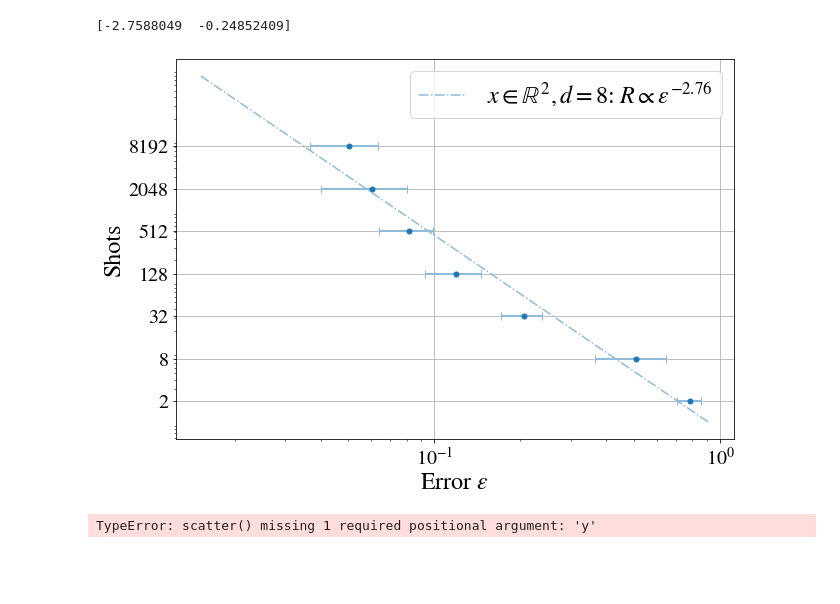
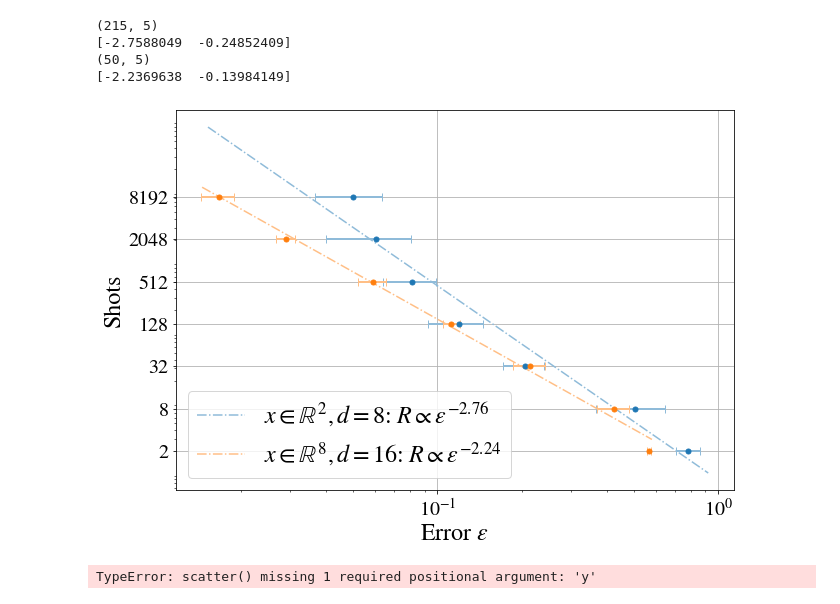
Before and after one commit to gentinettagian/complexity_of_qsvms, a Jupyter notebook: approx_qsvm/more_plots.ipynb, the cells around one changed output. Cells and saved outputs as stored; diff of their text form; code cells hidden in the pictures; blank space fills up the shorter version.

```diff
--- a/approx_qsvm/more_plots.ipynb
+++ b/approx_qsvm/more_plots.ipynb
@@ -32,35 +32,39 @@ color_0_light = '#8fbbd9'
 # orange
 color_1 = '#ff7f0e'
 color_1_light = '#ffbf86'
 
 colors = [color_0, color_1]
 colors_light = [color_0_light,color_1_light]
 labels = [r'$x \in \mathbb{R}^2, d=8$: ',r'$x \in \mathbb{R}^8, d=16$: ']
 
-for i, pre in enumerate([prefix]):
+for i, pre in enumerate([prefix, prefix2]):
     df = pd.read_csv(f'{pre}spsa_sgd_{sep}.csv')
+    print(df.shape)
     df = df[df['Evaluations'] > 600]
     shots = list(set(df['Shots']))
     means = [np.mean(df['Epsilon'][df['Shots'] == R][:7]) for R in shots]
     stds = [np.std(df['Epsilon'][df['Shots'] == R][:7]) for R in shots]
     #plt.scatter(df['Epsilon'],df['Shots'])
     plt.errorbar(means,shots,xerr=stds,marker='.',ecolor=colors_light[i],elinewidth=2.,ls='',capsize=4,color=colors[i],markersize=10)
     p = np.polyfit(np.log(means),np.log(shots),1)
     print(p)
     efine = np.linspace(min(df['Epsilon']),max(df['Epsilon']))
     plt.plot(efine,np.exp(p[1])*efine**(p[0]),linestyle='-.',color=colors_light[i] ,label=labels[i] + r'$R\propto\varepsilon^{{%.2f}}$'%p[0])
 
 plt.xscale('log')
 plt.yscale('log')
 plt.ylabel('Shots')
 plt.yticks(shots,[int(s) for s in shots])
 plt.xlabel(r'Error $\varepsilon$')
 plt.legend()
 plt.grid()
 #plt.savefig('plots/exponent_separable.png',dpi=300,bbox_inches='tight')
 # %% [output]
+(215, 5)
 [-2.7588049  -0.24852409]
+(50, 5)
+[-2.2369638  -0.13984149]
-[figure, old version]
+[figure, new version]
 # %%
 for i, pre in enumerate([prefix]):
     df = pd.read_csv(f'{pre}spsa_sgd_{sep}.csv')
```
Also changed, not shown: parts of 2 cells of this notebook, 54 other files.
